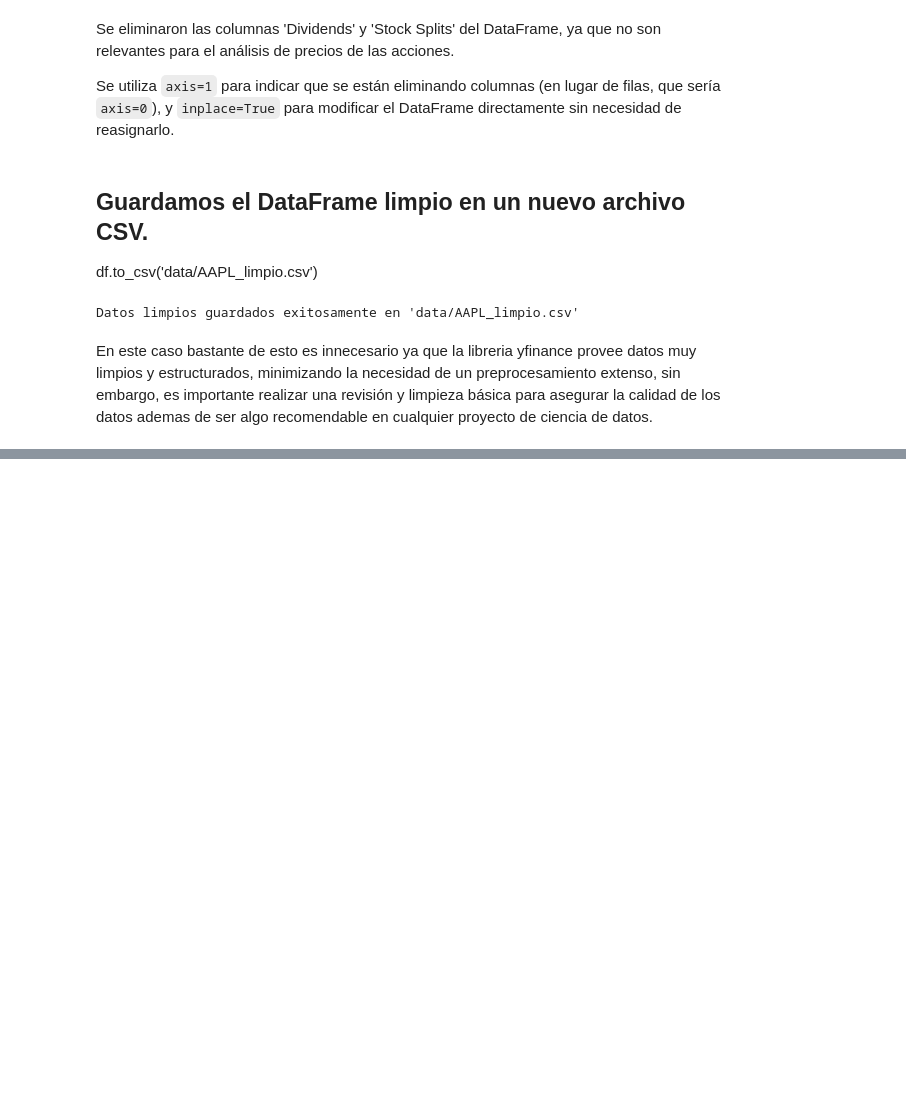
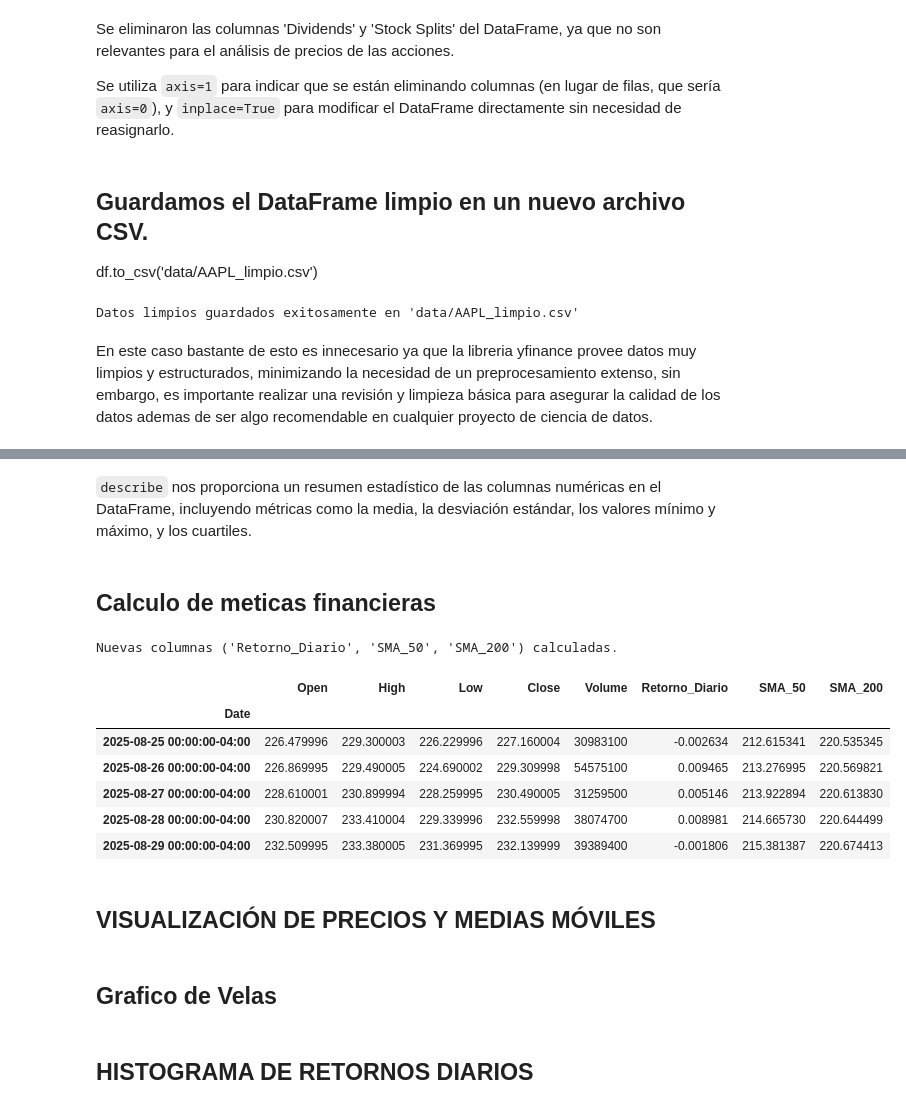
Before and after one commit to HenryD11703/analisis-financiero, a Jupyter notebook: notebooks/02_Limpieza_y_Analisis.ipynb, the cells around one changed output, grey strips where cells are left out. Cells and saved outputs as stored; diff of their text form; code cells hidden in the pictures; blank space fills up the shorter version.

```diff
--- a/notebooks/02_Limpieza_y_Analisis.ipynb
+++ b/notebooks/02_Limpieza_y_Analisis.ipynb
@@ -68,0 +83,29 @@ En este caso bastante de esto es innecesario ya que la libreria yfinance provee
+# %% [markdown]
+`describe` nos proporciona un resumen estadístico de las columnas numéricas en el DataFrame, incluyendo métricas como la media, la desviación estándar, los valores mínimo y máximo, y los cuartiles.
+# %% [markdown]
+## Calculo de meticas financieras
+# %%
+# Retorno Diario: (Precio de hoy - Precio de ayer) / Precio de ayer
+# El método .pct_change() lo calcula automáticamente.
+df['Retorno_Diario'] = df['Close'].pct_change()
+
+# Media Móvil Simple (SMA) de 50 días
+df['SMA_50'] = df['Close'].rolling(window=50).mean()
+
+# 3. Media Móvil Simple (SMA) de 200 días
+df['SMA_200'] = df['Close'].rolling(window=200).mean()
+
+print("Nuevas columnas ('Retorno_Diario', 'SMA_50', 'SMA_200') calculadas.")
+
+display(df.tail())
+# %% [output]
+Nuevas columnas ('Retorno_Diario', 'SMA_50', 'SMA_200') calculadas.
+|  | Open | High | Low | Close | Volume | Retorno_Diario | SMA_50 | SMA_200 |
+| Date |  |  |  |  |  |  |  |  |
+| 2025-08-25 00:00:00-04:00 | 226.479996 | 229.300003 | 226.229996 | 227.160004 | 30983100 | -0.002634 | 212.615341 | 220.535345 |
+| 2025-08-26 00:00:00-04:00 | 226.869995 | 229.490005 | 224.690002 | 229.309998 | 54575100 | 0.009465 | 213.276995 | 220.569821 |
+| 2025-08-27 00:00:00-04:00 | 228.610001 | 230.899994 | 228.259995 | 230.490005 | 31259500 | 0.005146 | 213.922894 | 220.613830 |
+| 2025-08-28 00:00:00-04:00 | 230.820007 | 233.410004 | 229.339996 | 232.559998 | 38074700 | 0.008981 | 214.665730 | 220.644499 |
+| 2025-08-29 00:00:00-04:00 | 232.509995 | 233.380005 | 231.369995 | 232.139999 | 39389400 | -0.001806 | 215.381387 | 220.674413 |
+# %% [markdown]
+## VISUALIZACIÓN DE PRECIOS Y MEDIAS MÓVILES
@@ -68,0 +127,2 @@ En este caso bastante de esto es innecesario ya que la libreria yfinance provee
+# %% [markdown]
+## Grafico de Velas
@@ -68,0 +147,2 @@ En este caso bastante de esto es innecesario ya que la libreria yfinance provee
+# %% [markdown]
+## HISTOGRAMA DE RETORNOS DIARIOS
```
Also changed, not shown: parts of 6 cells of this notebook, 1 other file.
